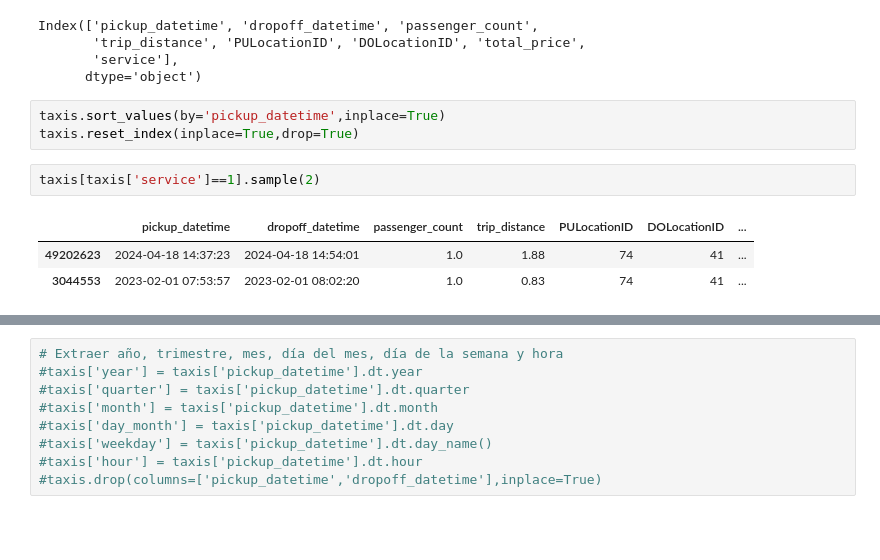
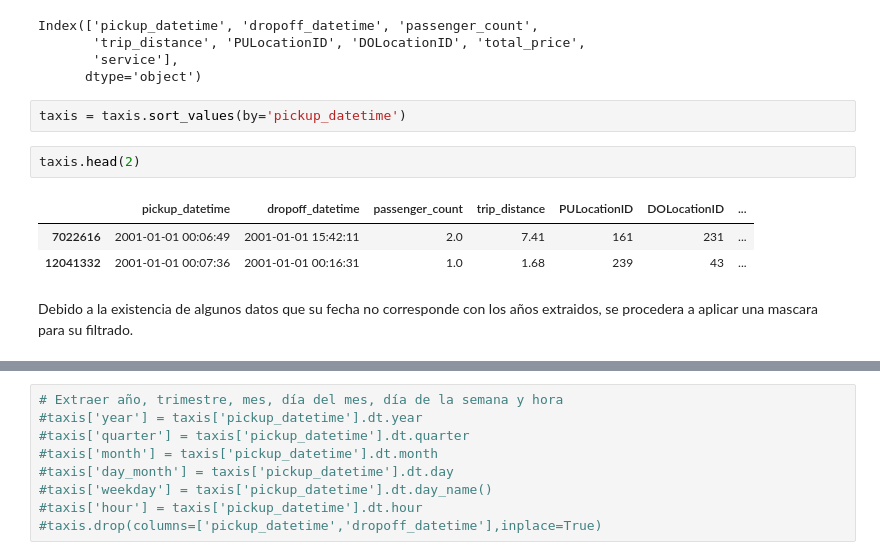
Before and after one commit to Pableren/Cab_Data_Cruise, a Jupyter notebook: Etl.ipynb, the cells around one changed output, grey strips where cells are left out. Drawn from its saved outputs; the diff is of its cells as text; blank space fills up the shorter version.

```diff
--- a/Etl.ipynb
+++ b/Etl.ipynb
@@ -343,11 +347,12 @@ Index(['pickup_datetime', 'dropoff_datetime', 'passenger_count',
        'service'],
       dtype='object')
 # %%
-taxis.sort_values(by='pickup_datetime',inplace=True)
-taxis.reset_index(inplace=True,drop=True)
+taxis = taxis.sort_values(by='pickup_datetime')
-# %%
-taxis[taxis['service']==1].sample(2)
-# %% [output]
-|  | pickup_datetime | dropoff_datetime | passenger_count | trip_distance | PULocationID | DOLocationID | ... |
-| 49202623 | 2024-04-18 14:37:23 | 2024-04-18 14:54:01 | 1.0 | 1.88 | 74 | 41 | ... |
-| 3044553 | 2023-02-01 07:53:57 | 2023-02-01 08:02:20 | 1.0 | 0.83 | 74 | 41 | ... |
+# %%
+taxis.head(2)
+# %% [output]
+|  | pickup_datetime | dropoff_datetime | passenger_count | trip_distance | PULocationID | DOLocationID | ... |
+| 7022616 | 2001-01-01 00:06:49 | 2001-01-01 15:42:11 | 2.0 | 7.41 | 161 | 231 | ... |
+| 12041332 | 2001-01-01 00:07:36 | 2001-01-01 00:16:31 | 1.0 | 1.68 | 239 | 43 | ... |
+# %% [markdown]
+Debido a la existencia de algunos datos que su fecha no corresponde con los años extraidos, se procedera a aplicar una mascara para su filtrado.
```
Also changed, not shown: parts of 16 cells of this notebook.
